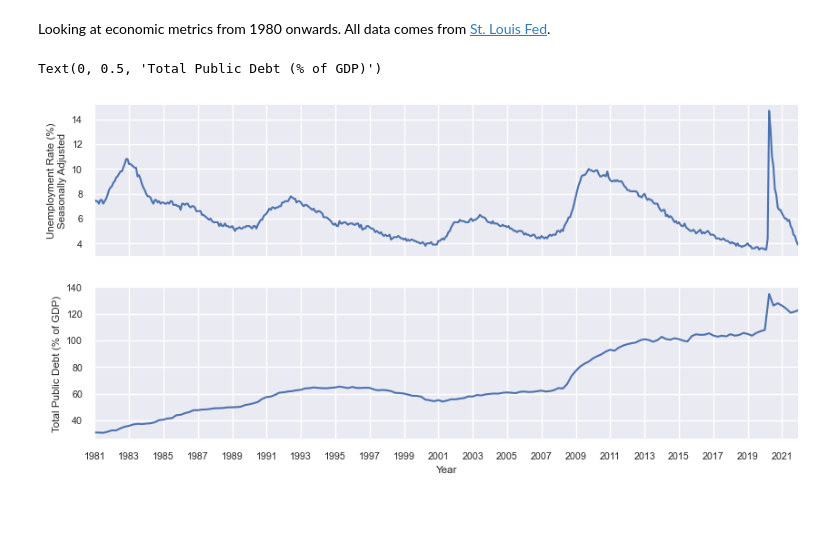
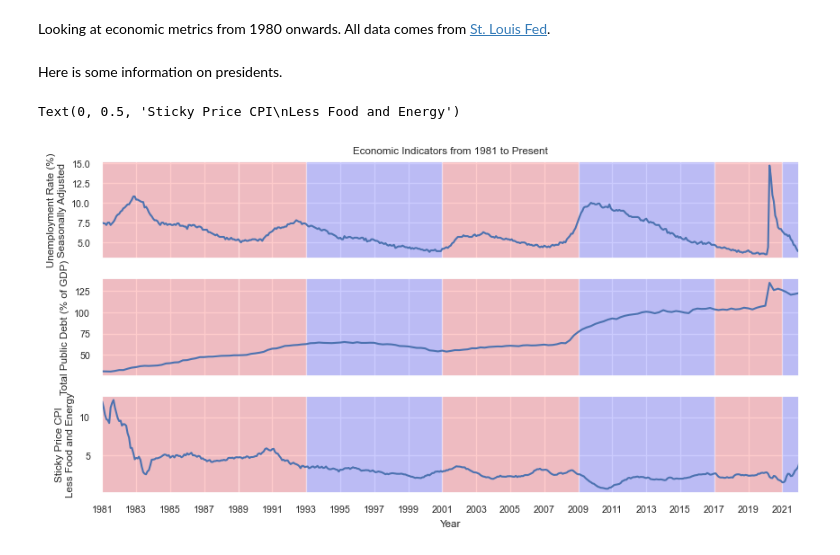
Before and after one commit to justsharan/notebooks, a Jupyter notebook: economy/notebook.ipynb, the cells around one changed output. Saved outputs shown, nothing was run; the diff lists cells and outputs as text; code cells hidden in the pictures; blank space fills up the shorter version.

```diff
--- a/economy/notebook.ipynb
+++ b/economy/notebook.ipynb
@@ -3,27 +3,56 @@ Looking at economic metrics from 1980 onwards. All data comes from [St. Louis Fe
 # %%
 import pandas as pd
 
-unrate = pd.read_csv('UNRATE.csv', parse_dates=['DATE'])
-debt = pd.read_csv('GFDEGDQ188S.csv', parse_dates=['DATE'], na_values='.')
+unrate = pd.read_csv('UNRATE.csv', parse_dates=['DATE']) \
+  .query('DATE >= 1981')
+debt = pd.read_csv('GFDEGDQ188S.csv', parse_dates=['DATE'], na_values='.') \
+  .query('DATE >= 1981')
+sticky_cpi = pd.read_csv('CORESTICKM159SFRBATL.csv', parse_dates=['DATE'], na_values='.') \
+  .query('DATE >= 1981')
+# %% [markdown]
+Here is some information on presidents.
+# %%
+REPUBLICAN = 'red'
+DEMOCRAT = 'blue'
+
+presidents = [
+  (1981, 1989, REPUBLICAN, 'Ronald Reagan'),
+  (1989, 1993, REPUBLICAN, 'George H. W. Bush'),
+  (1993, 2001, DEMOCRAT, 'Bill Clinton'),
+  (2001, 2009, REPUBLICAN, 'George W. Bush'),
+  (2009, 2017, DEMOCRAT, 'Barack Obama'),
+  (2017, 2021, REPUBLICAN, 'Donald Trump'),
+  (2021, 2022, DEMOCRAT, 'Joe Biden')
+]
 # %%
 %matplotlib inline
 import matplotlib.pyplot as plt
 import numpy as np
 import seaborn as sns
-sns.set_theme()
+sns.set_theme(style='whitegrid')
 sns.set(font_scale=0.7)
 
-fig, ax = plt.subplots(2, 1, sharex=True)
+fig, ax = plt.subplots(3, 1, sharex=True)
 fig.set_figwidth(10)
 ax[-1].set_xlabel('Year')
 ax[-1].set_xlim(pd.to_datetime('1981'), pd.to_datetime('2022'))
 ax[-1].set_xticks([pd.to_datetime(str(year)) for year in range(1981, 2023, 2)])
 
-sns.lineplot(unrate.query('DATE >= 1981'), x='DATE', y='UNRATE', ax=ax[0])
+ax[0].set_title("Economic Indicators from 1981 to Present")
+
+for start, end, party, _ in presidents:
+  for axis in ax:
+    axis.axvspan(pd.to_datetime(str(start)), pd.to_datetime(str(end)),
+      facecolor=party, alpha=0.2)
+
+sns.lineplot(unrate, x='DATE', y='UNRATE', ax=ax[0])
 ax[0].set_ylabel('Unemployment Rate (%)\nSeasonally Adjusted')
 
-sns.lineplot(debt.query('DATE >= 1981'), x='DATE', y='GFDEGDQ188S', ax=ax[1])
-ax[1].set_ylabel('Total Public Debt (% of GDP)')
+sns.lineplot(debt, x='DATE', y='GFDEGDQ188S', ax=ax[1])
+ax[1].set_ylabel('Total Public Debt\n(% of GDP)')
+
+sns.lineplot(sticky_cpi, x='DATE', y='CORESTICKM159SFRBATL', ax=ax[2])
+ax[2].set_ylabel('Sticky Price CPI\nLess Food and Energy')
 # %% [output]
-Text(0, 0.5, 'Total Public Debt (% of GDP)')
+Text(0, 0.5, 'Sticky Price CPI\nLess Food and Energy')
-[figure, old version]
+[figure, new version]
```
Also changed, not shown: 2 other files.
